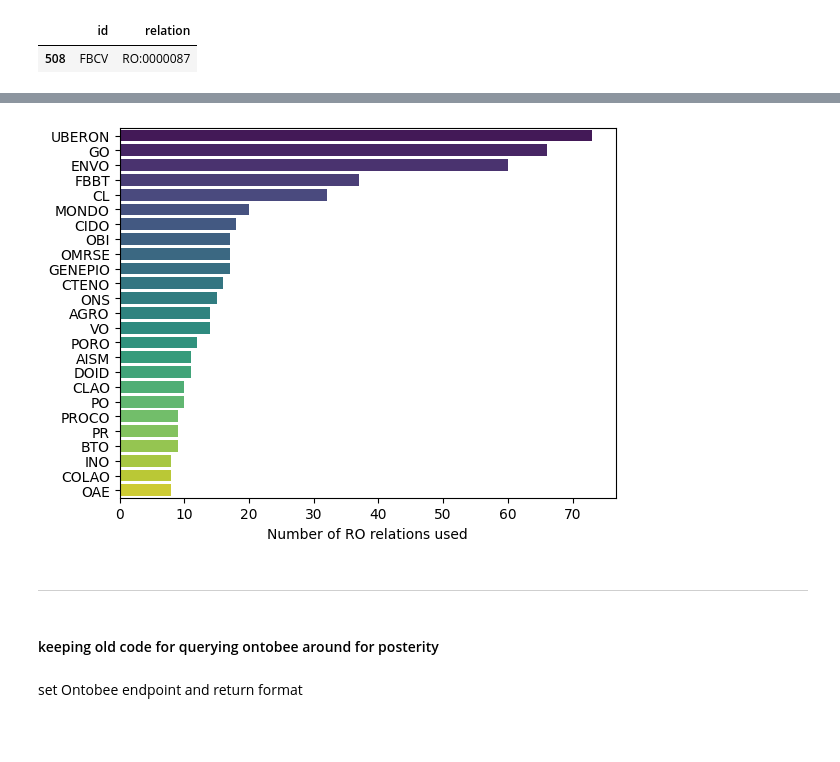
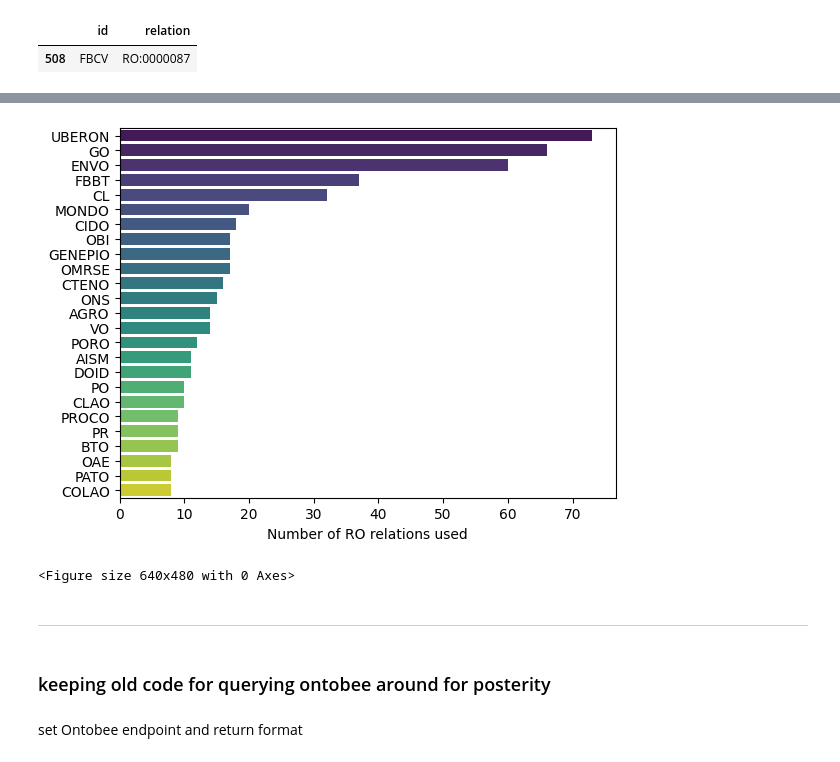
Before and after one commit to oborel/obo-relations, a Jupyter notebook: src/ontology/2023_ro_paper/obo_ro_usage.ipynb, the cells around one changed output, grey strips where cells are left out. Cells and saved outputs as stored; diff of their text form; code cells hidden in the pictures; blank space fills up the shorter version.

Commit message:
update notebook and add usage image file

```diff
--- a/src/ontology/2023_ro_paper/obo_ro_usage.ipynb
+++ b/src/ontology/2023_ro_paper/obo_ro_usage.ipynb
@@ -123,0 +171,7 @@ df.query("id == 'FBCV'")
+# %%
+print(f'dataframe length: {len(df)}')
+
+unique_df_ids = df["id"].unique()
+num_unique_df_ids = len(unique_df_ids)
+print(f'number of files with RO relation: {num_unique_df_ids} (out of a total of {num_obo_files} OBO Foundry ontologies)')
+print(f'percent of files with RO relation compared to number of OBO Foundry ontologies: {round(num_unique_df_ids/num_obo_files, 2) * 100}')
@@ -123,0 +184,3 @@ df.query("id == 'FBCV'")
+# %%
+for id_ in [id_ for id_ in obo_ids if id_ not in unique_df_ids]:
+    print(id_)
@@ -146,0 +211,4 @@ Name: id, Length: 110, dtype: int64
+# %%
+non_ro_ids = [id_ for id_ in df['id'].values if not is_ro_predicate(id_)]
+# %%
+non_ro_df = df[df['id'].isin(non_ro_ids)].drop_duplicates()
@@ -147,14 +234,16 @@ Name: id, Length: 110, dtype: int64
 # %%
-plot_df = pds.DataFrame(temp_df.id.value_counts().head(25).reset_index())
+plot_df = pds.DataFrame(non_ro_df.id.value_counts().head(25).reset_index())
 ax = sns.barplot(y='index', x='id', data=plot_df, palette='viridis') #color='steelblue')
 ax.set(xlabel='Number of RO relations used', ylabel=None)
 plt.show()
+plt.savefig('obo_ro_usage.png', dpi=600)
 # %% [output]
-[figure, old version]
+[figure, new version]
+<Figure size 640x480 with 0 Axes>
 # %% [markdown]
 ---
 # %% [markdown]
-#### keeping old code for querying ontobee around for posterity
+### keeping old code for querying ontobee around for posterity
 # %%
 import pandas as pds
 from SPARQLWrapper import SPARQLWrapper, JSON
```
Also changed, not shown: parts of 27 cells of this notebook, 1 other file.
